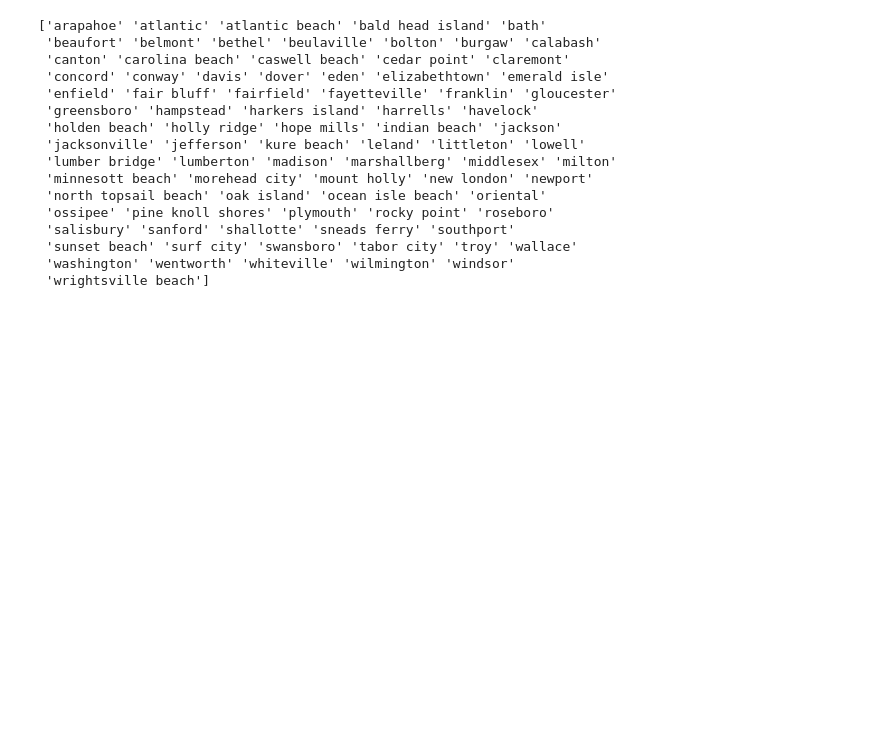
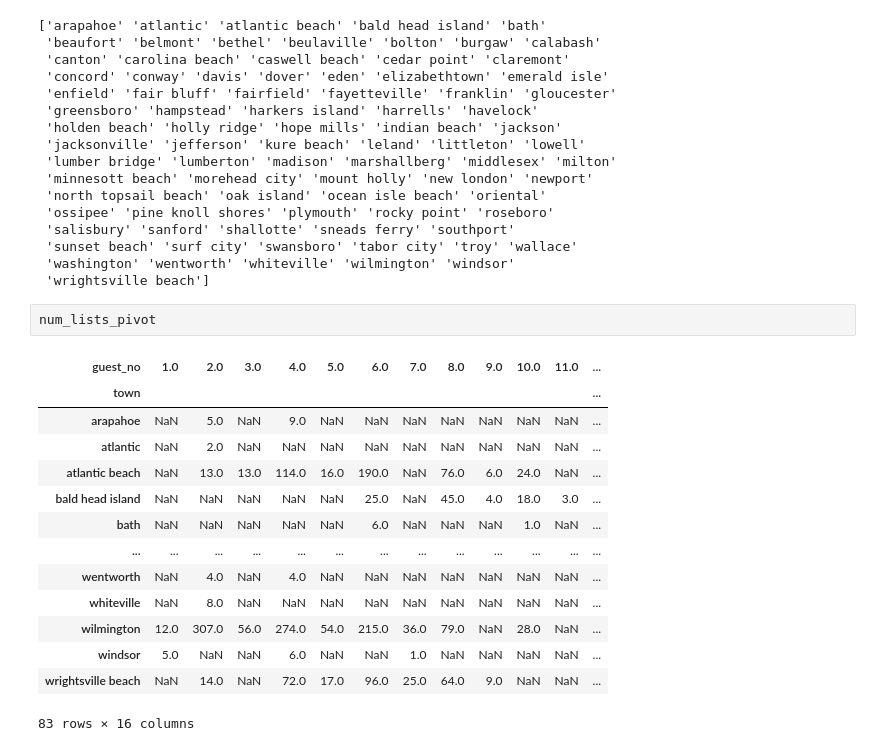
Before and after one commit to mattgilgo/airbnb_reports, a Jupyter notebook: airbnb_eda.ipynb, the cells around one changed output. Cells and saved outputs as stored; diff of their text form; blank space fills up the shorter version.

Commit message:
creating pivot tables/practicing with dash

```diff
--- a/airbnb_eda.ipynb
+++ b/airbnb_eda.ipynb
@@ -993,3 +993,20 @@ print(towns)
  'sunset beach' 'surf city' 'swansboro' 'tabor city' 'troy' 'wallace'
  'washington' 'wentworth' 'whiteville' 'wilmington' 'windsor'
  'wrightsville beach']
+# %%
+num_lists_pivot
+# %% [output]
+| guest_no | 1.0 | 2.0 | 3.0 | 4.0 | 5.0 | 6.0 | 7.0 | 8.0 | 9.0 | 10.0 | 11.0 | ... |
+| town |  |  |  |  |  |  |  |  |  |  |  | ... |
+| arapahoe | NaN | 5.0 | NaN | 9.0 | NaN | NaN | NaN | NaN | NaN | NaN | NaN | ... |
+| atlantic | NaN | 2.0 | NaN | NaN | NaN | NaN | NaN | NaN | NaN | NaN | NaN | ... |
+| atlantic beach | NaN | 13.0 | 13.0 | 114.0 | 16.0 | 190.0 | NaN | 76.0 | 6.0 | 24.0 | NaN | ... |
+| bald head island | NaN | NaN | NaN | NaN | NaN | 25.0 | NaN | 45.0 | 4.0 | 18.0 | 3.0 | ... |
+| bath | NaN | NaN | NaN | NaN | NaN | 6.0 | NaN | NaN | NaN | 1.0 | NaN | ... |
+| ... | ... | ... | ... | ... | ... | ... | ... | ... | ... | ... | ... | ... |
+| wentworth | NaN | 4.0 | NaN | 4.0 | NaN | NaN | NaN | NaN | NaN | NaN | NaN | ... |
+| whiteville | NaN | 8.0 | NaN | NaN | NaN | NaN | NaN | NaN | NaN | NaN | NaN | ... |
+| wilmington | 12.0 | 307.0 | 56.0 | 274.0 | 54.0 | 215.0 | 36.0 | 79.0 | NaN | 28.0 | NaN | ... |
+| windsor | 5.0 | NaN | NaN | 6.0 | NaN | NaN | 1.0 | NaN | NaN | NaN | NaN | ... |
+| wrightsville beach | NaN | 14.0 | NaN | 72.0 | 17.0 | 96.0 | 25.0 | 64.0 | 9.0 | NaN | NaN | ... |
+83 rows × 16 columns
```
Also changed, not shown: 1 other file.
